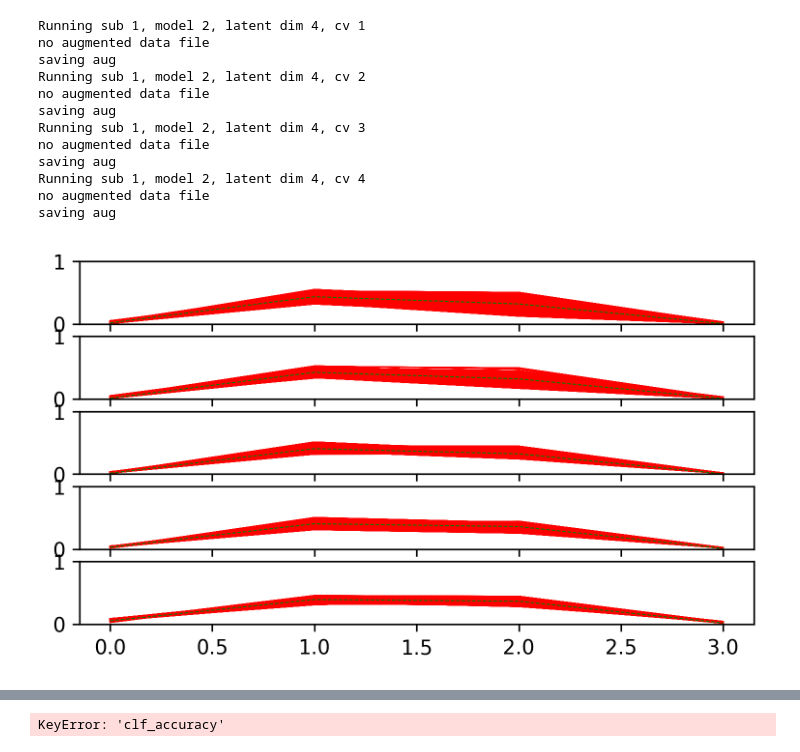
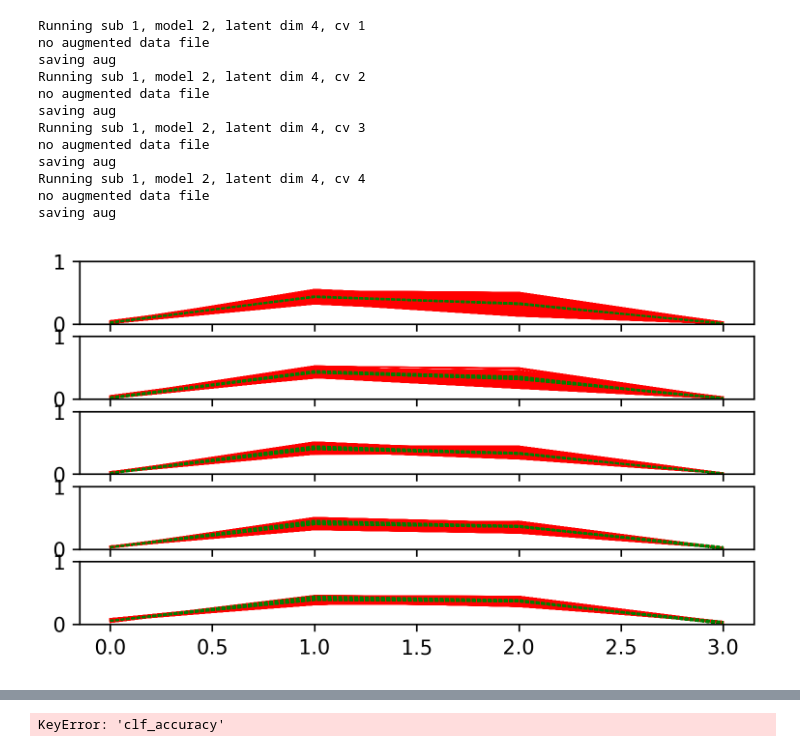
Before and after one commit to yuniteh/latent_rep, a Jupyter notebook: python/loop_main.ipynb, the cells around one changed output, grey strips where cells are left out. Drawn from its saved outputs; the diff is of its cells as text; code cells hidden in the pictures.

```diff
--- a/python/loop_main.ipynb
+++ b/python/loop_main.ipynb
@@ -58,37 +58,37 @@ for i in range(0,ch_max-1):
     for cl in range(2,3):
         # index inputs from current class
         x_noise_cl = x_noise[y_train[:,cl]==1,i,:]
         x_clean_cl = x_clean[y_train[:,cl]==1,i,:]
         dec_ind = gen_clf == cl
 
         ## plot all noisy features
         # for x_all in range(0,x_noise_cl.shape[0]):
         #     ax.plot(x_noise_cl[x_all,:,0],col[cl],linewidth=1)
 
         ## plot all clean features
         for x_all in range(0,x_clean_cl.shape[0]):
             ax.plot(x_clean_cl[x_all,:,0],col[cl],linewidth=.5,linestyle='-')
 
         ## plot all decoder output
-        # max_gen = 100
-        # ax.plot(np.transpose(dec_out[dec_ind,i,:,0][:max_gen,:]),col[cl+1],linewidth=.5,linestyle='--')
+        max_gen = 100
+        ax.plot(np.transpose(dec_out[dec_ind,i,:,0][:max_gen,:]),col[cl+1],linewidth=.5,linestyle='--')
 
         ## plot mean of noisy features
         # ax.plot(np.mean(x_cl[:x_cl.shape[0],:,0],axis=0),col[cl],linewidth=1)
 
         ## plot mean of clean features
         # ax.plot(np.mean(x_clean_cl[:x_clean_cl.shape[0],:,0],axis=0),col[cl],linewidth=1,linestyle=':')
 
         ## plot mean of reconstructed output
         # rec_cl = dec_out[y_train[:,cl]==1,i,:]
         # ax.plot(np.mean(rec_cl[:,:,0],axis=0),col[cl],linewidth=1,linestyle='--')
 
         ## plot mean of decoder output
-        ax.plot(np.mean(np.transpose(dec_out[dec_ind,i,:,0]),axis=1),col[cl+1],linewidth=.5,linestyle='--')
+        # ax.plot(np.mean(np.transpose(dec_out[dec_ind,i,:,0]),axis=1),col[cl+1],linewidth=.5,linestyle='--')
 
     ax.set_ylim([0,1])
 # %% [output]
-[figure, old version]
+[figure, new version]
 # %%
 import loop as lp
 acc_all, acc_noise, acc_clean, file_name = lp.loop_test(raw, params, sub_type, dt = 'cv', sparsity=True, load=True, batch_size=128, latent_dim=4, epochs=50,train_scale=5, n_train='fullgaussflat4', n_test='partgauss2',feat_type='feat', noise=True)
```
Also changed, not shown: parts of 2 cells of this notebook, 2 other files.
